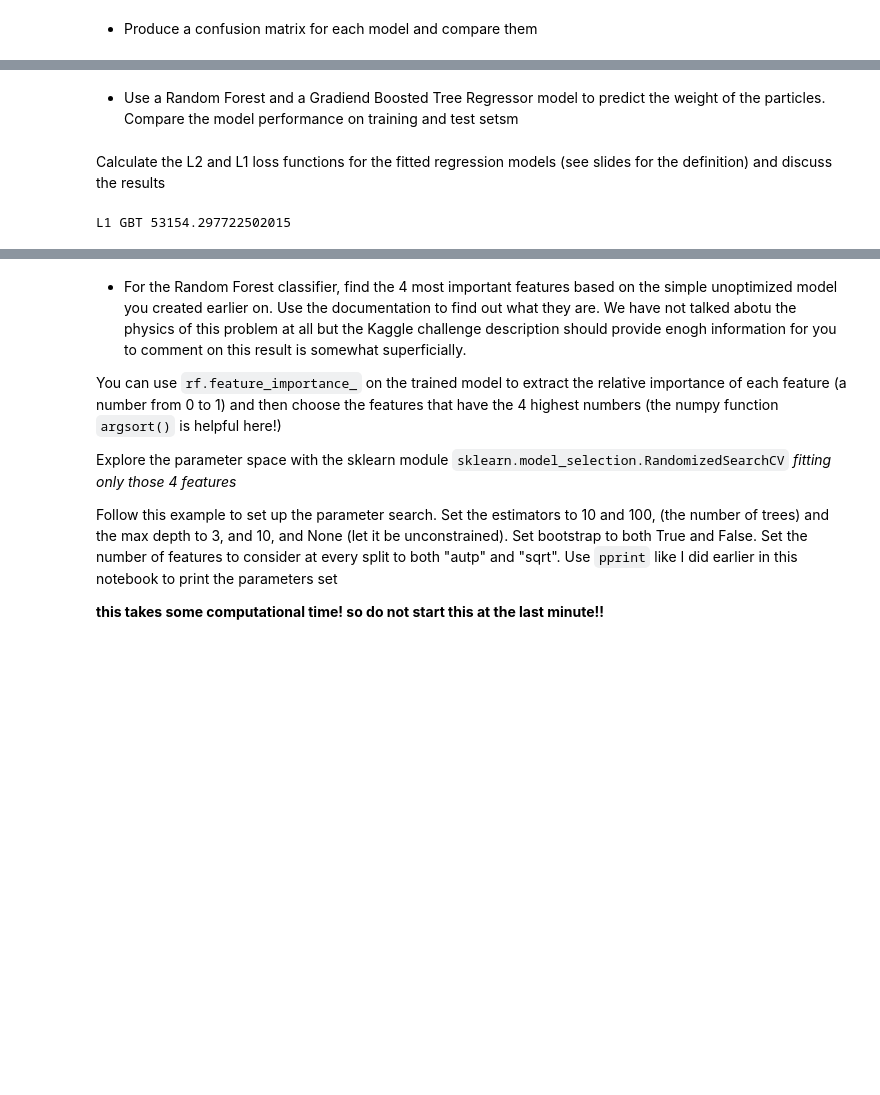
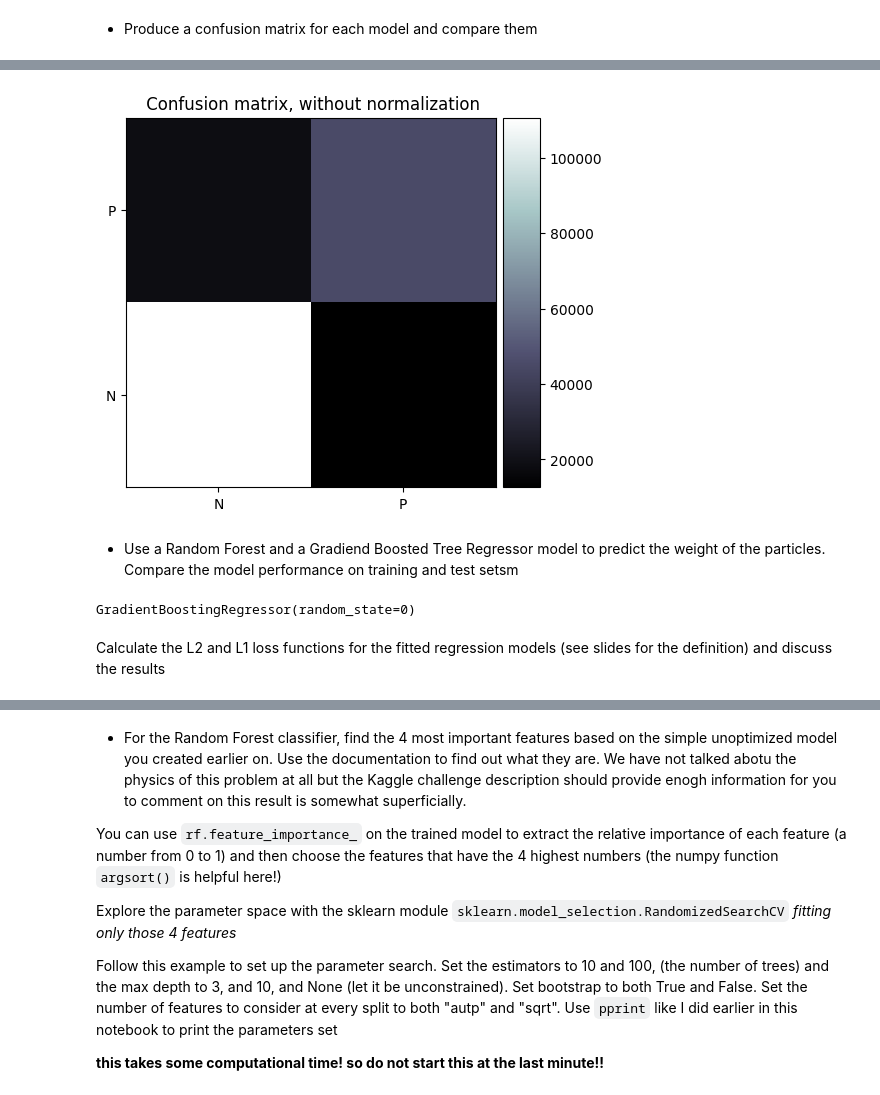
Before and after one commit to ElenaManari/MLPNS_EManari, a Jupyter notebook: Elena_higgsbosonSearch.ipynb, the cells around one changed output, grey strips where cells are left out. Cells and saved outputs as stored; diff of their text form; code cells hidden in the pictures; blank space fills up the shorter version.

```diff
--- a/Elena_higgsbosonSearch.ipynb
+++ b/Elena_higgsbosonSearch.ipynb
@@ -225,3 +209,7 @@ def plot_confusion_matrix(y_true, y_pred,
+# %%
+plot_confusion_matrix(labels_train, gbt.predict(X_train) )
+# %% [output]
+[figure, added]
 # %% [markdown]
 
 - Use a Random Forest and a Gradiend Boosted Tree Regressor model to predict the weight of the particles. Compare the model performance on training and test setsm
@@ -230,14 +216,11 @@ traindata_weights, testdata_weights, train_weights, test_weights = ...
 # %%
-from sklearn.ensemble import RandomForestRegressor
+from sklearn.ensemble import RandomForestRegressor, GradientBoostingRegressor
 rfR = RandomForestRegressor(n_estimators=100, max_depth=3,
                                   random_state=0)
-rfR.fit(...)
-gbtR = ...
-gbtR.fit(...)
+rfR.fit(X_train, weights_train)
+gbtR =GradientBoostingRegressor(random_state=0)
+gbtR.fit(X_train,weights_train)
+# %% [output]
+GradientBoostingRegressor(random_state=0)
 # %% [markdown]
  Calculate the L2 and L1 loss functions for the fitted regression models (see slides for the definition) and discuss the results
-# %%
-
-print("L1 RF....."
-# %% [output]
-L1 GBT 53154.297722502015
```
Also changed, not shown: parts of 32 cells of this notebook.
